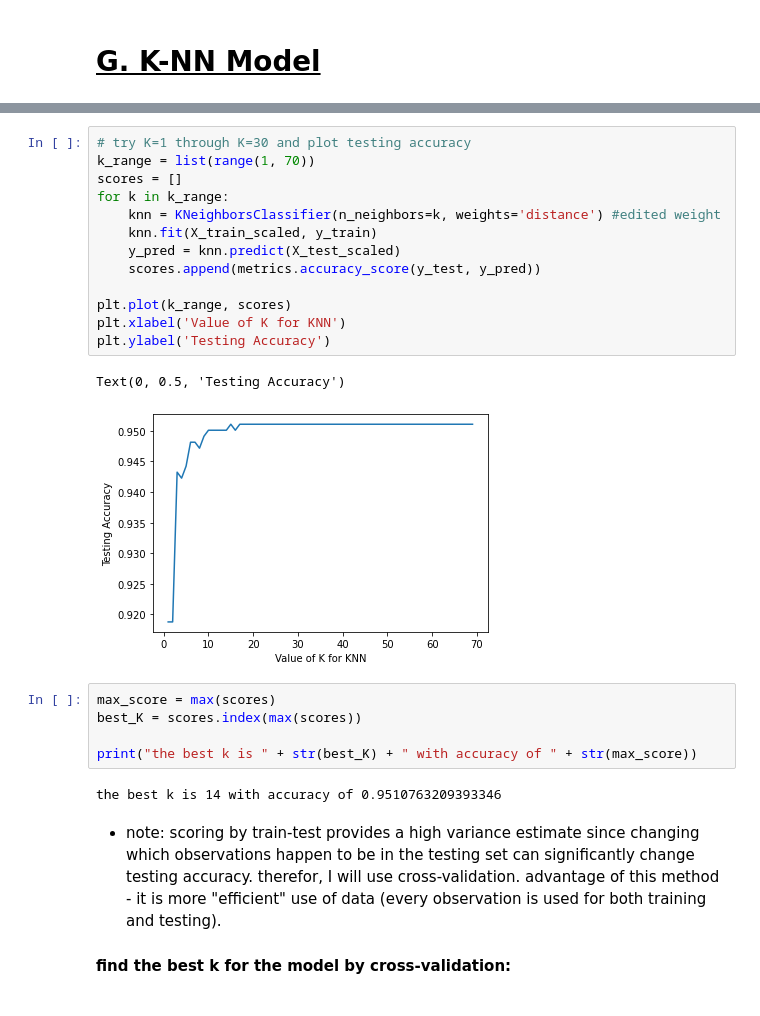
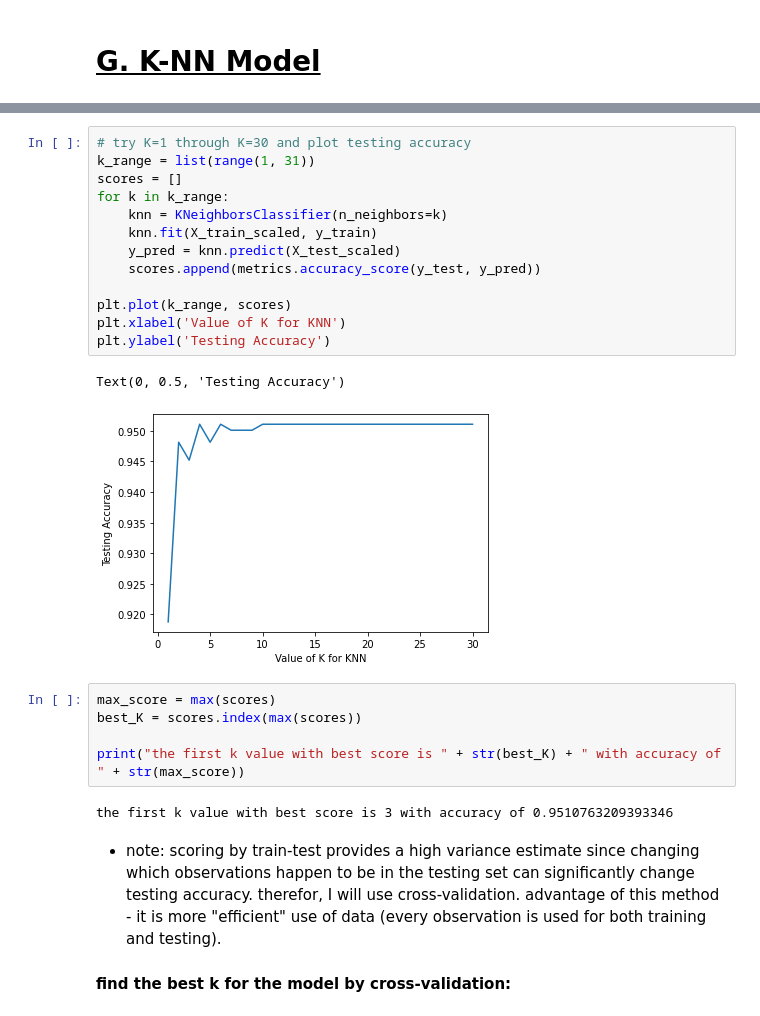
Before and after one commit to idankam/DataScienceCourseProject, a Jupyter notebook: Classification Notebook.ipynb, the cells around one changed output, grey strips where cells are left out. Cells and saved outputs as stored; diff of their text form.

```diff
--- a/Classification Notebook.ipynb
+++ b/Classification Notebook.ipynb
@@ -739,26 +797,26 @@ X_test_scaled[['age', 'avg_glucose_level', 'bmi']] = scaler.transform(X_test_sca
 # %%
 # try K=1 through K=30 and plot testing accuracy
-k_range = list(range(1, 70))
+k_range = list(range(1, 31))
 scores = []
 for k in k_range:
-    knn = KNeighborsClassifier(n_neighbors=k, weights='distance') #edited weight
+    knn = KNeighborsClassifier(n_neighbors=k)
     knn.fit(X_train_scaled, y_train)
     y_pred = knn.predict(X_test_scaled)
     scores.append(metrics.accuracy_score(y_test, y_pred))
 
 plt.plot(k_range, scores)
 plt.xlabel('Value of K for KNN')
 plt.ylabel('Testing Accuracy')
 # %% [output]
 Text(0, 0.5, 'Testing Accuracy')
-[figure, old version]
+[figure, new version]
 # %%
 max_score = max(scores)
 best_K = scores.index(max(scores))
 
-print("the best k is " + str(best_K) + " with accuracy of " + str(max_score))
+print("the first k value with best score is " + str(best_K) + " with accuracy of " + str(max_score))
 # %% [output]
-the best k is 14 with accuracy of 0.9510763209393346
+the first k value with best score is 3 with accuracy of 0.9510763209393346
 # %% [markdown]
 - note: scoring by train-test provides a high variance estimate since changing which observations happen to be in the testing set can significantly change testing accuracy. therefor, I will use cross-validation. advantage of this method - it is more "efficient" use of data (every observation is used for both training and testing).
 #### find the best k for the model by cross-validation:
```
Also changed, not shown: parts of 45 cells of this notebook.
